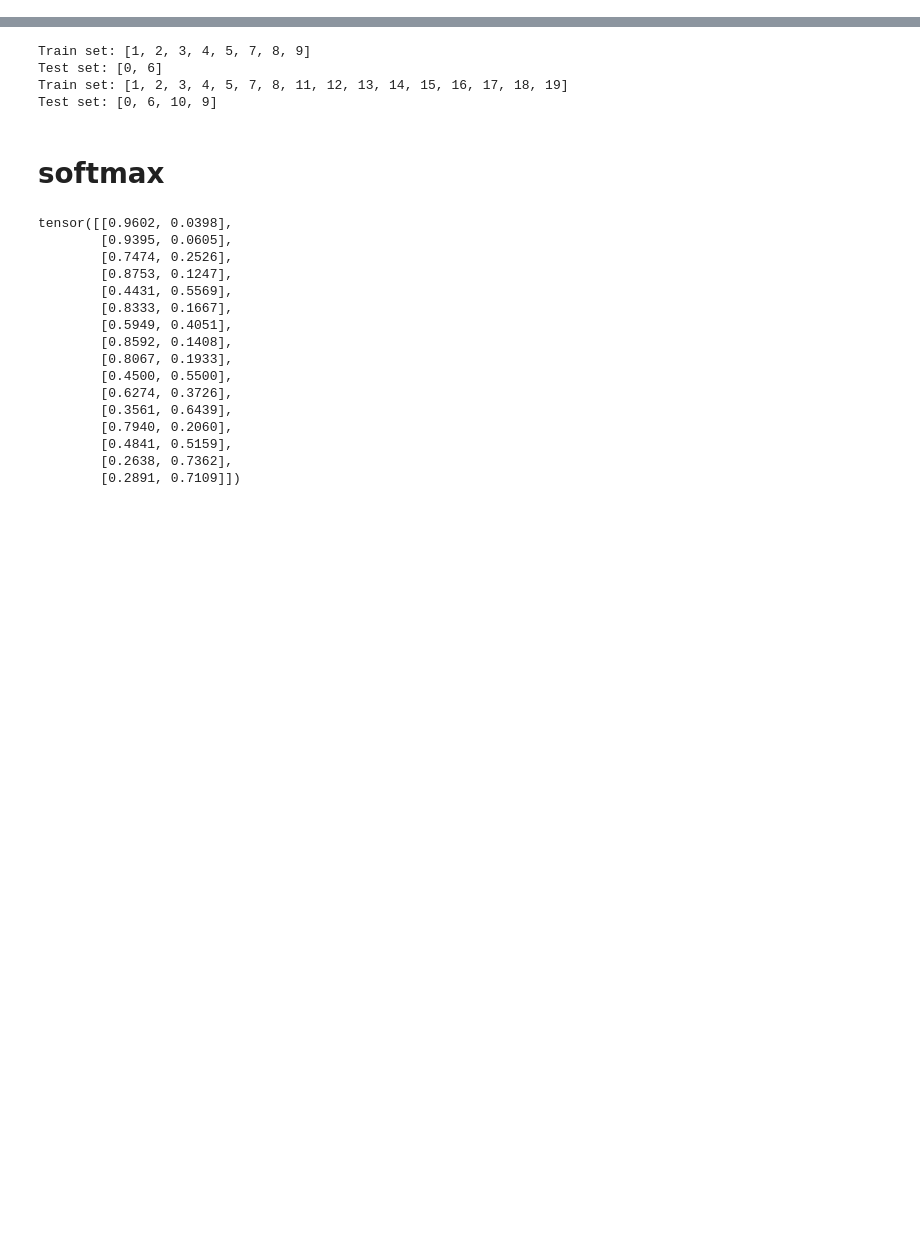
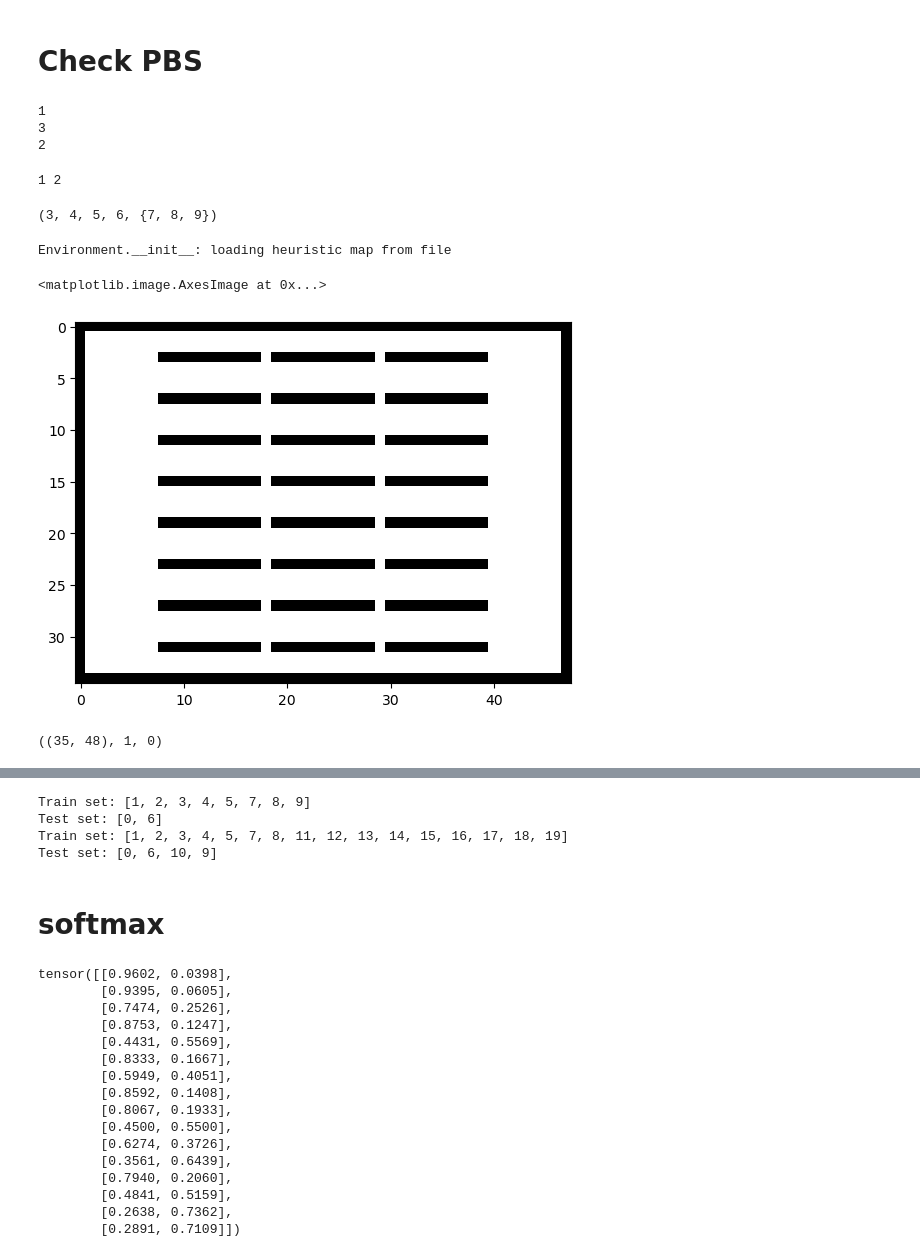
Before and after one commit to ervsam/congenial-lamp, a Jupyter notebook: DELETE.ipynb, the cells around one changed output, grey strips where cells are left out. Cells and saved outputs as stored; diff of their text form; code cells hidden in the pictures; blank space fills up the shorter version.

```diff
--- a/DELETE.ipynb
+++ b/DELETE.ipynb
@@ -0,0 +1,58 @@
+# %% [markdown]
+# Check PBS
+# %%
+stack = [1]
+
+while stack:
+    node = stack.pop()
+    print(node)
+
+    if node == 1:
+        stack.extend([2,3])
+# %% [output]
+1
+3
+2
+# %%
+s = set([1,2,3,4,5,6])
+print(s.pop(), s.pop())
+s = s.union([7,8,9])
+s.pop(), s.pop(), s.pop(), s.pop(), s
+# %% [output]
+1 2
+(3, 4, 5, 6, {7, 8, 9})
+# %%
+from utils import Logger
+from Environment import Environment
+import yaml
+import os
+import matplotlib.pyplot as plt
+
+config_name = "warehouse_2"
+# Load configuration file
+file_path = "config.yaml"
+with open(file_path, "r") as file:
+    config_file = yaml.safe_load(file)
+
+config = config_file[config_name]
+
+# Environment Configuration
+env_config = config["environment"]
+paths_config      = config["paths"]
+GRID_MAP_FILE     = paths_config["map_file"]
+HEURISTIC_MAP_FILE= paths_config["heur_file"]
+
+logger = Logger()
+
+env_cfg = {**env_config, "NUM_AGENTS": 70}
+env          = Environment(env_cfg, logger=logger, grid_map_file=GRID_MAP_FILE, heuristic_map_file=HEURISTIC_MAP_FILE)
+
+plt.imshow(env.grid_map, cmap='gray_r')
+# %% [output]
+Environment.__init__: loading heuristic map from file
+<matplotlib.image.AxesImage at 0x...>
+[figure, added]
+# %%
+env.grid_map.shape, env.grid_map[0, 0], env.grid_map[33, 46]
+# %% [output]
+((35, 48), 1, 0)
```
Also changed, not shown: parts of 6 cells of this notebook, 6 other files.
